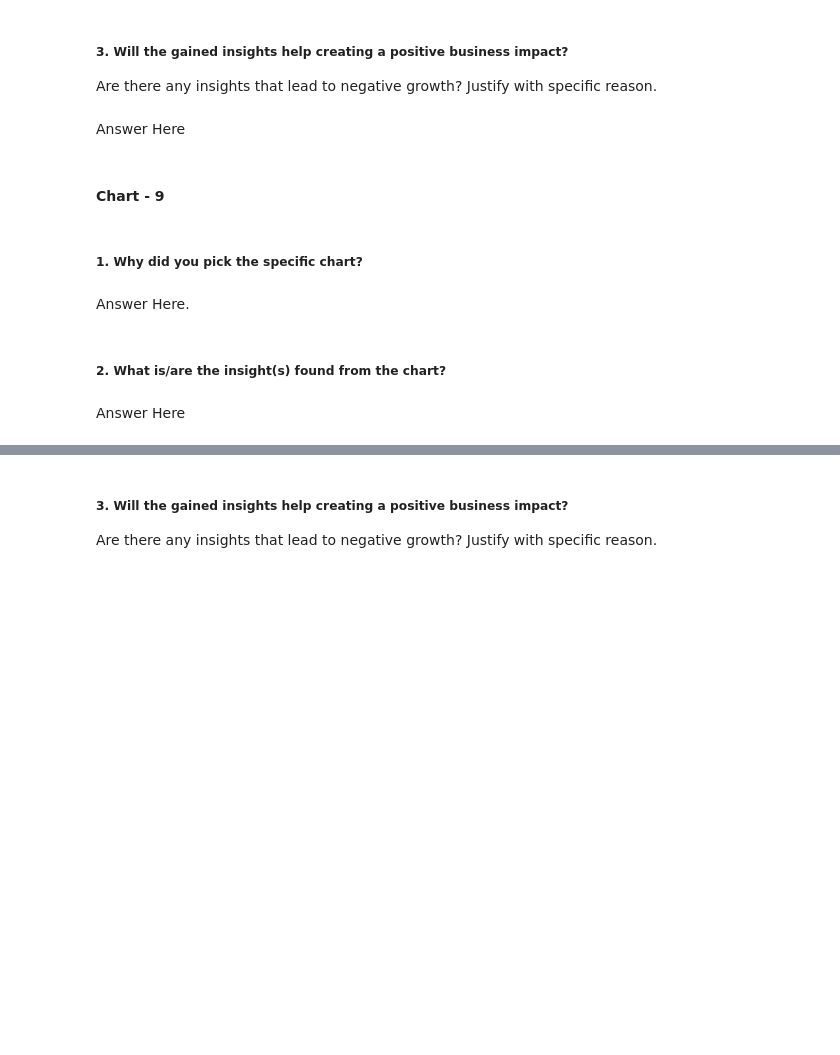
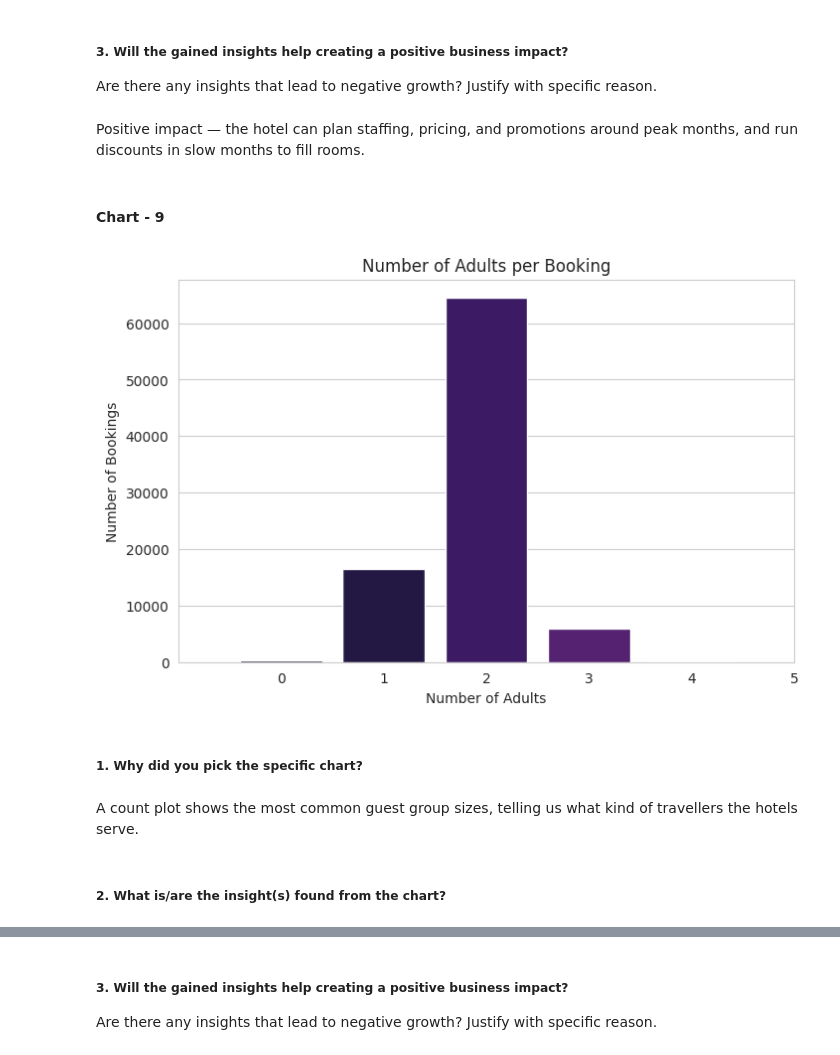
Before and after one commit to aayushaswal07/hotel-booking-eda, a Jupyter notebook: Hotel_Booking_Analysis_EDA.ipynb, the cells around one changed output, grey strips where cells are left out. Drawn from its saved outputs; the diff is of its cells as text; code cells hidden in the pictures; blank space fills up the shorter version.

```diff
--- a/Hotel_Booking_Analysis_EDA.ipynb
+++ b/Hotel_Booking_Analysis_EDA.ipynb
@@ -501,7 +521,7 @@ Answer Here
 # %% [markdown]
 ##### 3. Will the gained insights help creating a positive business impact?
 Are there any insights that lead to negative growth? Justify with specific reason.
-# %% [markdown]
-Answer Here
+# %% [markdown]
+Positive impact — the hotel can plan staffing, pricing, and promotions around peak months, and run discounts in slow months to fill rooms.
 # %% [markdown]
 #### Chart - 9
@@ -510,8 +528,17 @@ Answer Here
+# %%
+# chart 9 - how many adults per booking
+plt.figure(figsize=(8, 5))
+sns.countplot(x='adults', data=df, palette='magma')
+plt.title("Number of Adults per Booking")
+plt.xlabel("Number of Adults")
+plt.ylabel("Number of Bookings")
+plt.xlim(-1, 5)
+plt.show()
+# %% [output]
+[figure, added]
 # %% [markdown]
 ##### 1. Why did you pick the specific chart?
-# %% [markdown]
-Answer Here.
+# %% [markdown]
+A count plot shows the most common guest group sizes, telling us what kind of travellers the hotels serve.
 # %% [markdown]
 ##### 2. What is/are the insight(s) found from the chart?
-# %% [markdown]
-Answer Here
```
Also changed, not shown: parts of 18 cells of this notebook.
